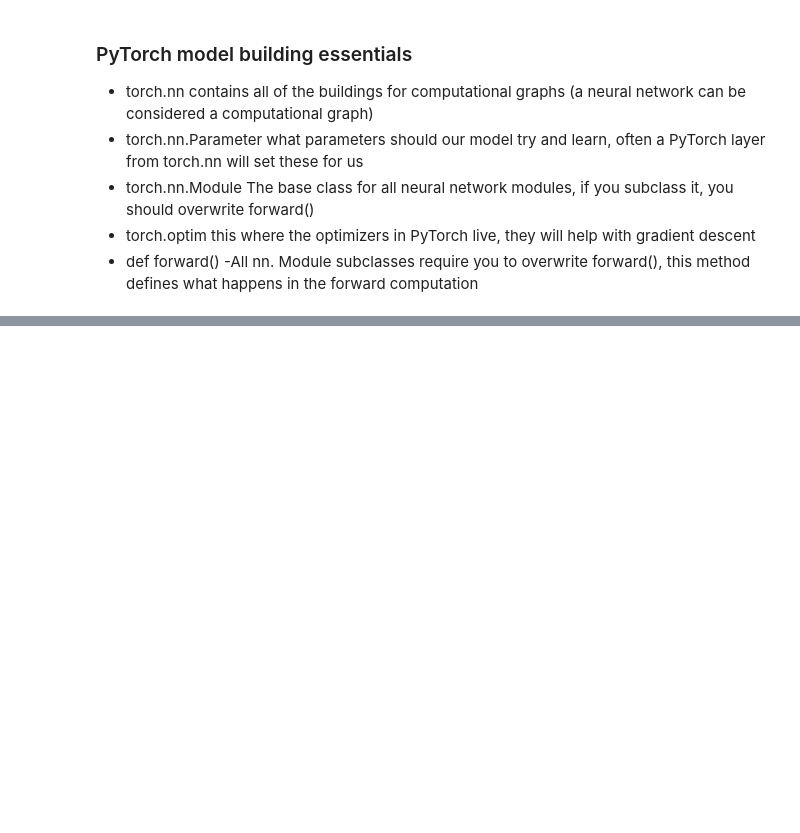
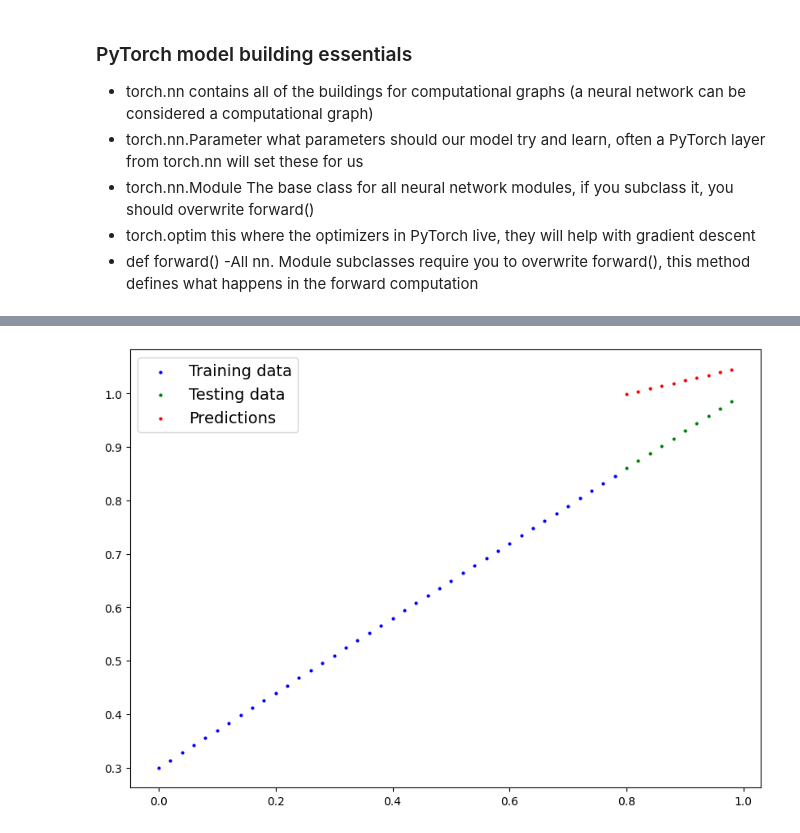
Before and after one commit to MD2001/Pytorch_Bignnier, a Jupyter notebook: 01_pytoirch_WorkFlow.ipynb, the cells around one changed output, grey strips where cells are left out. Saved outputs shown, nothing was run; the diff lists cells and outputs as text; code cells hidden in the pictures; blank space fills up the shorter version.

```diff
--- a/01_pytoirch_WorkFlow.ipynb
+++ b/01_pytoirch_WorkFlow.ipynb
@@ -135,0 +131,4 @@ LinearRegressionModel()
+# %%
+#torch.manual_seed(42)
+model_0 = LinearRegressionModel()
+model_0
@@ -135,0 +162,6 @@ LinearRegressionModel()
+# %%
+## this way is more faster
+with torch.inference_mode():
+  y_predicte=model_0(x_test)
+
+y_predicte
@@ -135,0 +179,4 @@ LinearRegressionModel()
+# %%
+plot_predictions(predictions=y_predicte)
+# %% [output]
+[figure, added]
```
Also changed, not shown: parts of 7 cells of this notebook.
